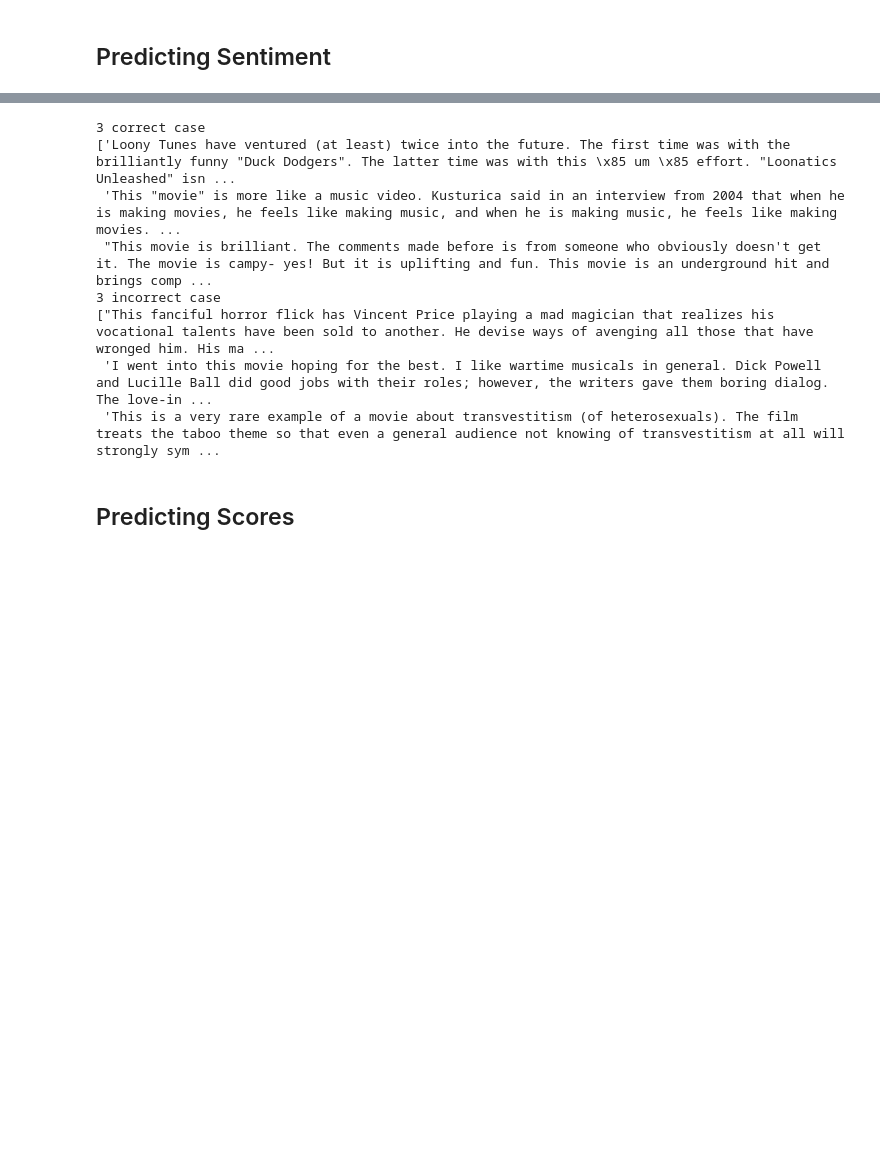
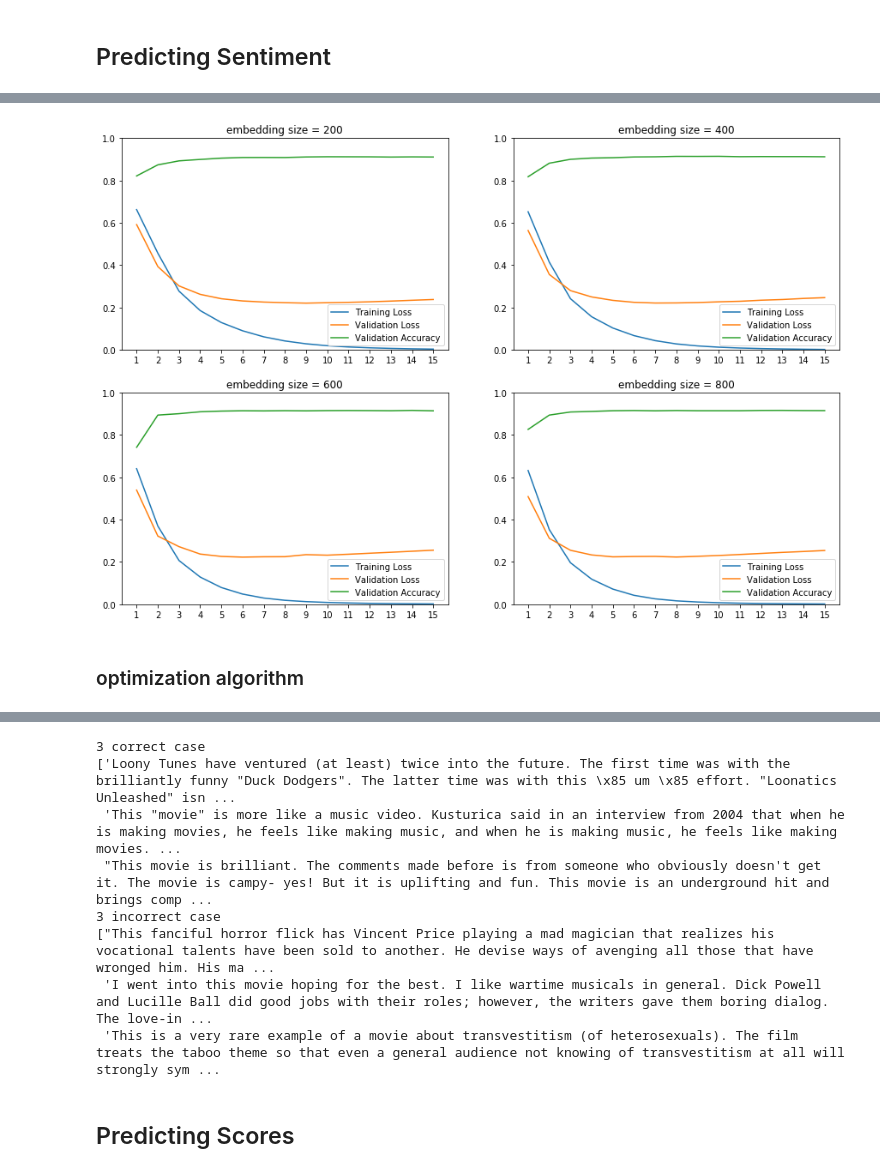
Before and after one commit to 670973787/Bag-of-N-Gram-Document-Classification, a Jupyter notebook: HW1_sg5722.ipynb, the cells around one changed output, grey strips where cells are left out. Drawn from its saved outputs; the diff is of its cells as text; code cells hidden in the pictures; blank space fills up the shorter version.

```diff
--- a/HW1_sg5722.ipynb
+++ b/HW1_sg5722.ipynb
@@ -13,3 +15,5 @@ from spacy.lang.en.stop_words import STOP_WORDS
+# %%
+device = torch.device("cuda" if torch.cuda.is_available() else "cpu")
 # %% [markdown]
 ## data preprocessing
 # %%
@@ -180,7 +184,7 @@ Val dataset size is 5000
 Test dataset size is 25000
 Total number of tokens in train dataset is 7720323
 # %%
-max_vocab_size = 25000
+max_vocab_size = 10000 # tuning parameter
 # save index 0 for unk and 1 for pad
 PAD_IDX = 0
 UNK_IDX = 1
@@ -198,7 +202,7 @@ def build_vocab(all_tokens):
     token2id['<unk>'] = UNK_IDX
     return token2id, id2token
 
-token2id, id2token = build_vocab(all_train_tokens)
+#token2id, id2token = build_vocab(all_train_tokens)
 # %%
 def token2index_dataset(tokens_data):
     indices_data = []
@@ -334,19 +316,19 @@ class BagOfWords(nn.Module):
         return out
 # %%
 #set hyperparameters
-emb_dim = 400
+emb_dim = 200
 learning_rate = 0.001
 num_epochs = 20
 nodropout_probability = 0.8
-model = BagOfWords(len(id2token), emb_dim)
+#model = BagOfWords(len(id2token), emb_dim).to(device)
 # %%
 def do_train(model, dataloader, criterion, optimizer):
     model.train()
     train_loss = 0
     for data, lengths, labels in dataloader:
         optimizer.zero_grad()
-        y_hat = model(data, lengths)
-        loss = criterion(y_hat, labels.long())
+        y_hat = model(data.to(device), lengths.to(device))
+        loss = criterion(y_hat.cpu(), labels.long())
         loss.backward()
         optimizer.step()
         train_loss += loss.item() * len(data) / len(dataloader.dataset)
@@ -359,9 +341,9 @@ def do_eval(model, dataloader):
     val_loss = 0
     with torch.no_grad():
         for data, lengths, labels in dataloader:
-            y_hat = model(data, lengths)
-            loss = criterion(y_hat, labels.long())
-            y_hat_ls.append(y_hat)
+            y_hat = model(data.to(device), lengths.to(device))
+            loss = criterion(y_hat.cpu(), labels.long())
+            y_hat_ls.append(y_hat.cpu())
             y_ls.append(labels)
             val_loss += loss.item() * len(data) / len(dataloader.dataset)
     optimizer.zero_grad()
@@ -375,0 +961,43 @@ def acc(model, dataloader):
+# %%
+plt.figure(figsize=(15, 10))
+plt.subplot(221)
+plt.plot(range(1, len(loss_train_t[0])+1), loss_train_t[0], label="Training Loss")
+plt.plot(range(1, len(loss_val_t[0])+1), loss_val_t[0], label="Validation Loss")
+plt.plot(range(1, len(loss_val_t[0])+1), acc_val_t[0], label="Validation Accuracy")
+plt.xticks(range(1, len(loss_val_t[0])+1))
+plt.ylim(0, 1)
+plt.legend()
+plt.title("embedding size = 200")
+
+plt.subplot(222)
+plt.plot(range(1, len(loss_train_t[1])+1), loss_train_t[1], label="Training Loss")
+plt.plot(range(1, len(loss_val_t[1])+1), loss_val_t[1], label="Validation Loss")
+plt.plot(range(1, len(loss_val_t[1])+1), acc_val_t[1], label="Validation Accuracy")
+plt.xticks(range(1, len(loss_val_t[1])+1))
+plt.ylim(0, 1)
+plt.legend()
+plt.title("embedding size = 400")
+
+plt.subplot(223)
+plt.plot(range(1, len(loss_train_t[2])+1), loss_train_t[2], label="Training Loss")
+plt.plot(range(1, len(loss_val_t[2])+1), loss_val_t[2], label="Validation Loss")
+plt.plot(range(1, len(loss_val_t[2])+1), acc_val_t[2], label="Validation Accuracy")
+plt.xticks(range(1, len(loss_val_t[2])+1))
+plt.ylim(0, 1)
+plt.legend()
+plt.title("embedding size = 600")
+
+plt.subplot(224)
+plt.plot(range(1, len(loss_train_t[3])+1), loss_train_t[3], label="Training Loss")
+plt.plot(range(1, len(loss_val_t[3])+1), loss_val_t[3], label="Validation Loss")
+plt.plot(range(1, len(loss_val_t[0])+1), acc_val_t[3], label="Validation Accuracy")
+plt.xticks(range(1, len(loss_val_t[3])+1))
+plt.ylim(0, 1)
+plt.legend()
+plt.title("embedding size = 800")
+plt.savefig("embedding.pdf")
+plt.show()
+# %% [output]
+[figure, added]
+# %% [markdown]
+### optimization algorithm
```
Also changed, not shown: parts of 33 cells of this notebook.
